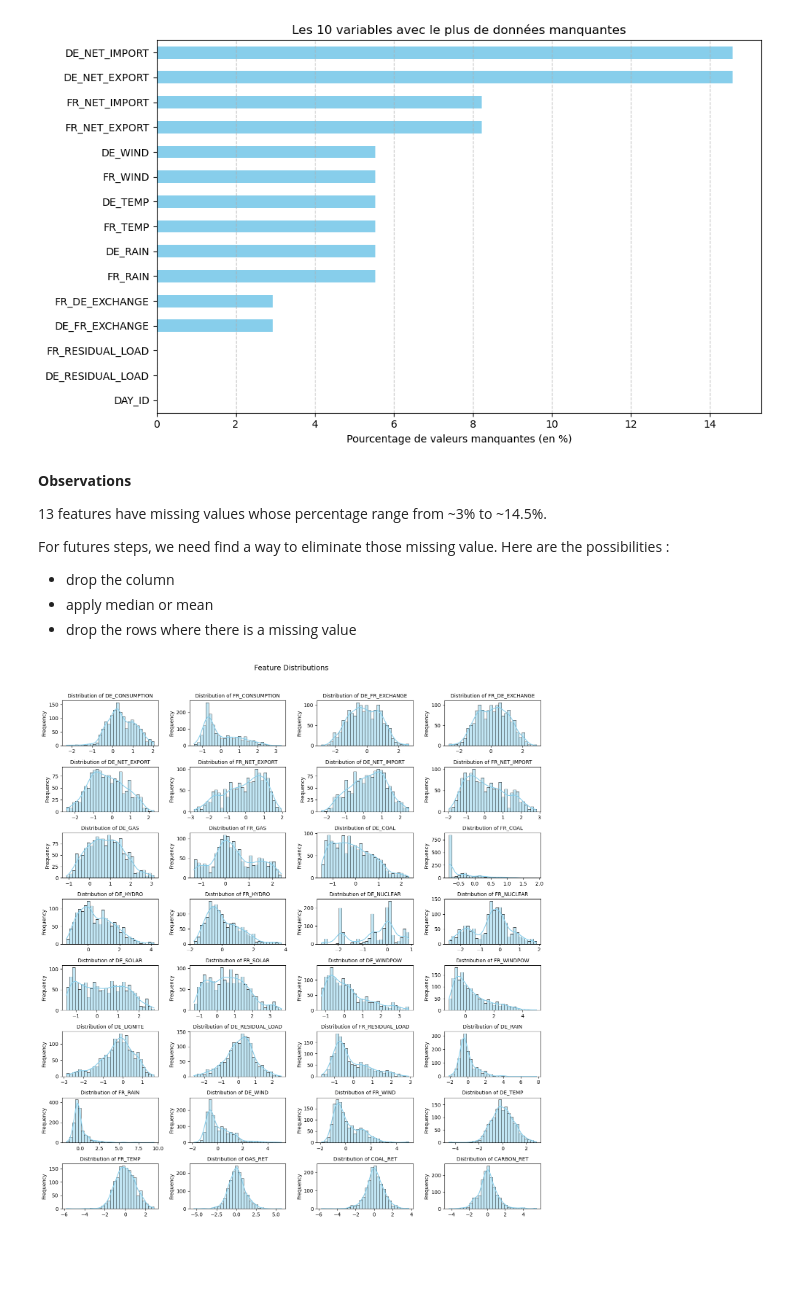
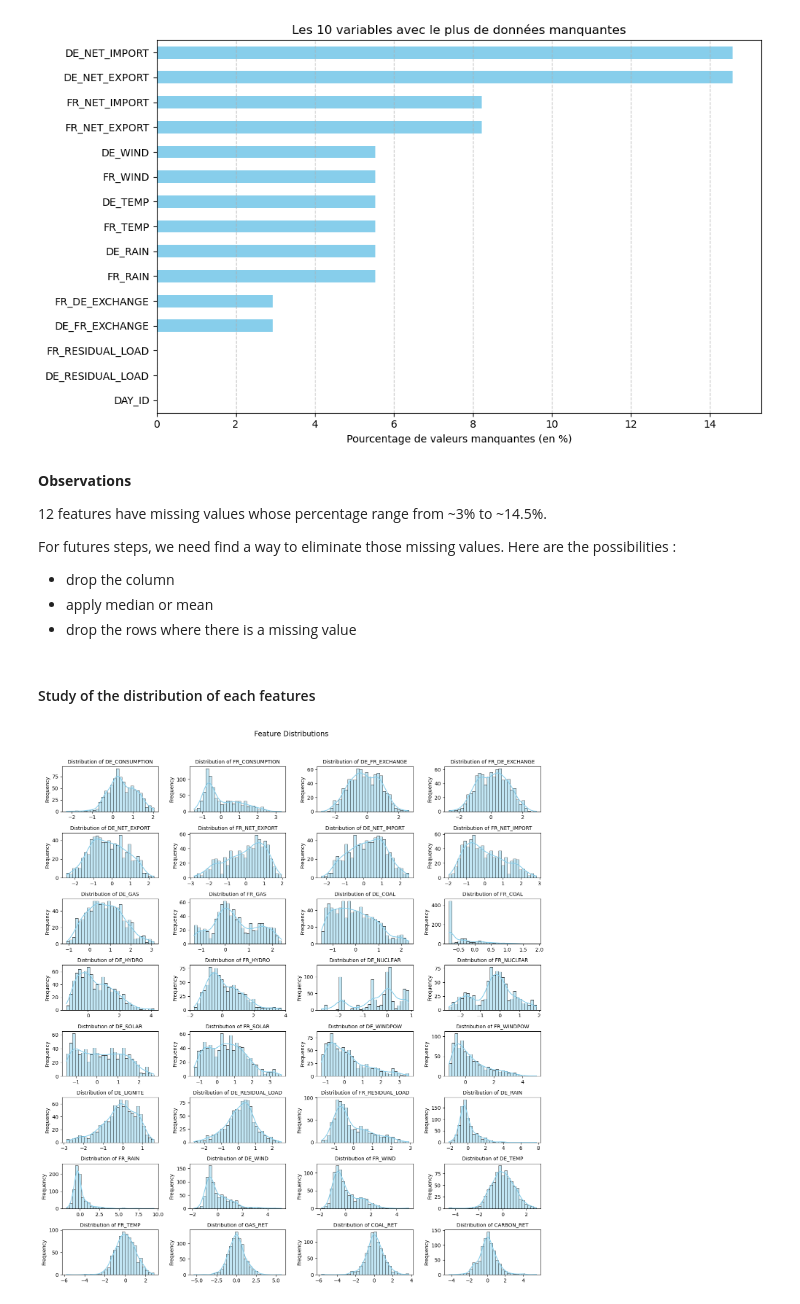
Before and after one commit to margauxgirona/project-ML, a Jupyter notebook: Univariate_data_analysis.ipynb, the cells around one changed output. Saved outputs shown, nothing was run; the diff lists cells and outputs as text; code cells hidden in the pictures; blank space fills up the shorter version.

```diff
--- a/Univariate_data_analysis.ipynb
+++ b/Univariate_data_analysis.ipynb
@@ -227,29 +262,31 @@ plt.show()
 # %% [markdown]
 **Observations**
 
-13 features have missing values whose percentage range from ~3% to ~14.5%.
+12 features have missing values whose percentage range from ~3% to ~14.5%.
 
-For futures steps, we need find a way to eliminate those missing value. Here are the possibilities :
+For futures steps, we need find a way to eliminate those missing values. Here are the possibilities :
 - drop the column
 - apply median or mean
 - drop the rows where there is a missing value
+# %% [markdown]
+#### Study of the distribution of each features
 # %%
 features = df_fr.drop(columns=["DAY_ID", "TARGET"]).columns
 
 # Plot distributions
 plt.figure(figsize=(14, 15))
 for i, col in enumerate(features, 1):
     plt.subplot(8, 4, i)
-    sns.histplot(df[col], kde=True, bins=30, color="skyblue")
+    sns.histplot(df_fr[col], kde=True, bins=30, color="skyblue")
     plt.title(f"Distribution of {col}", fontsize=10)
     plt.xlabel("")
     plt.ylabel("Frequency")
 
 plt.suptitle("Feature Distributions", fontsize=14, y=1.02)
 plt.tight_layout()
 plt.show()
 # %% [output]
-[figure, old version]
+[figure, new version]
 # %% [markdown]
 **Observations**
 
```
Also changed, not shown: parts of 35 cells of this notebook.
